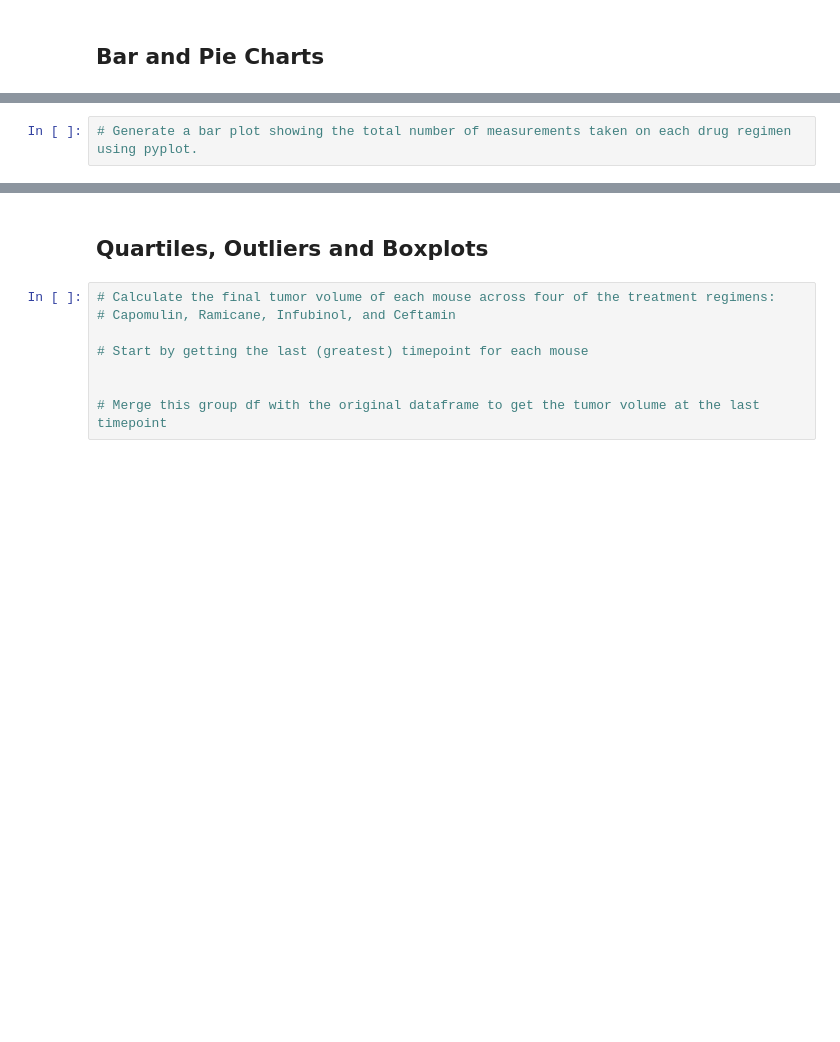
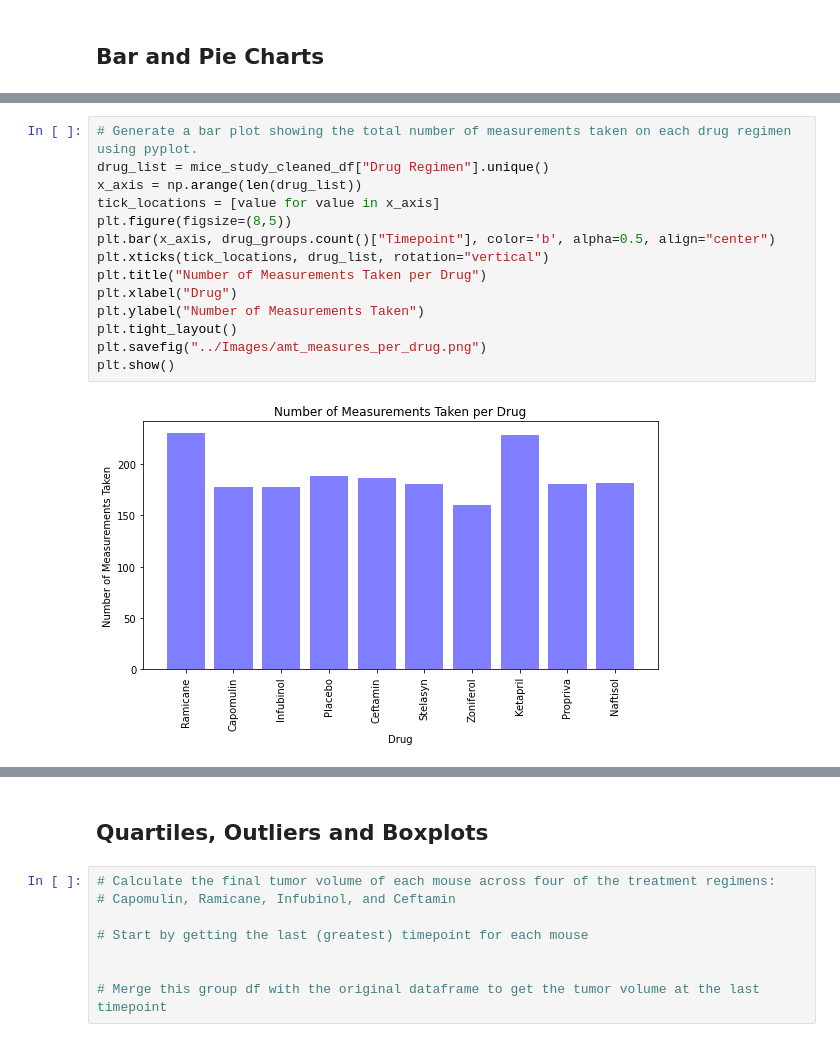
Before and after one commit to reginesgit/matplotlib-challenge, a Jupyter notebook: Pymaceuticals/pymaceuticals_starter.ipynb, the cells around one changed output, grey strips where cells are left out. Cells and saved outputs as stored; diff of their text form; blank space fills up the shorter version.

```diff
--- a/Pymaceuticals/pymaceuticals_starter.ipynb
+++ b/Pymaceuticals/pymaceuticals_starter.ipynb
@@ -76,4 +126,18 @@ regimen_group = mice_study_cleaned_df.groupby('Drug Regimen')
-# %%
-# Generate a bar plot showing the total number of measurements taken on each drug regimen using pyplot.
+# %%
+# Generate a bar plot showing the total number of measurements taken on each drug regimen using pyplot.
+drug_list = mice_study_cleaned_df["Drug Regimen"].unique()
+x_axis = np.arange(len(drug_list))
+tick_locations = [value for value in x_axis]
+plt.figure(figsize=(8,5))
+plt.bar(x_axis, drug_groups.count()["Timepoint"], color='b', alpha=0.5, align="center")
+plt.xticks(tick_locations, drug_list, rotation="vertical")
+plt.title("Number of Measurements Taken per Drug")
+plt.xlabel("Drug")
+plt.ylabel("Number of Measurements Taken")
+plt.tight_layout()
+plt.savefig("../Images/amt_measures_per_drug.png")
+plt.show()
+# %% [output]
+[figure, added]
 # %%
 # Generate a pie plot showing the distribution of female versus male mice using pandas
```
Also changed, not shown: parts of 9 cells of this notebook.
